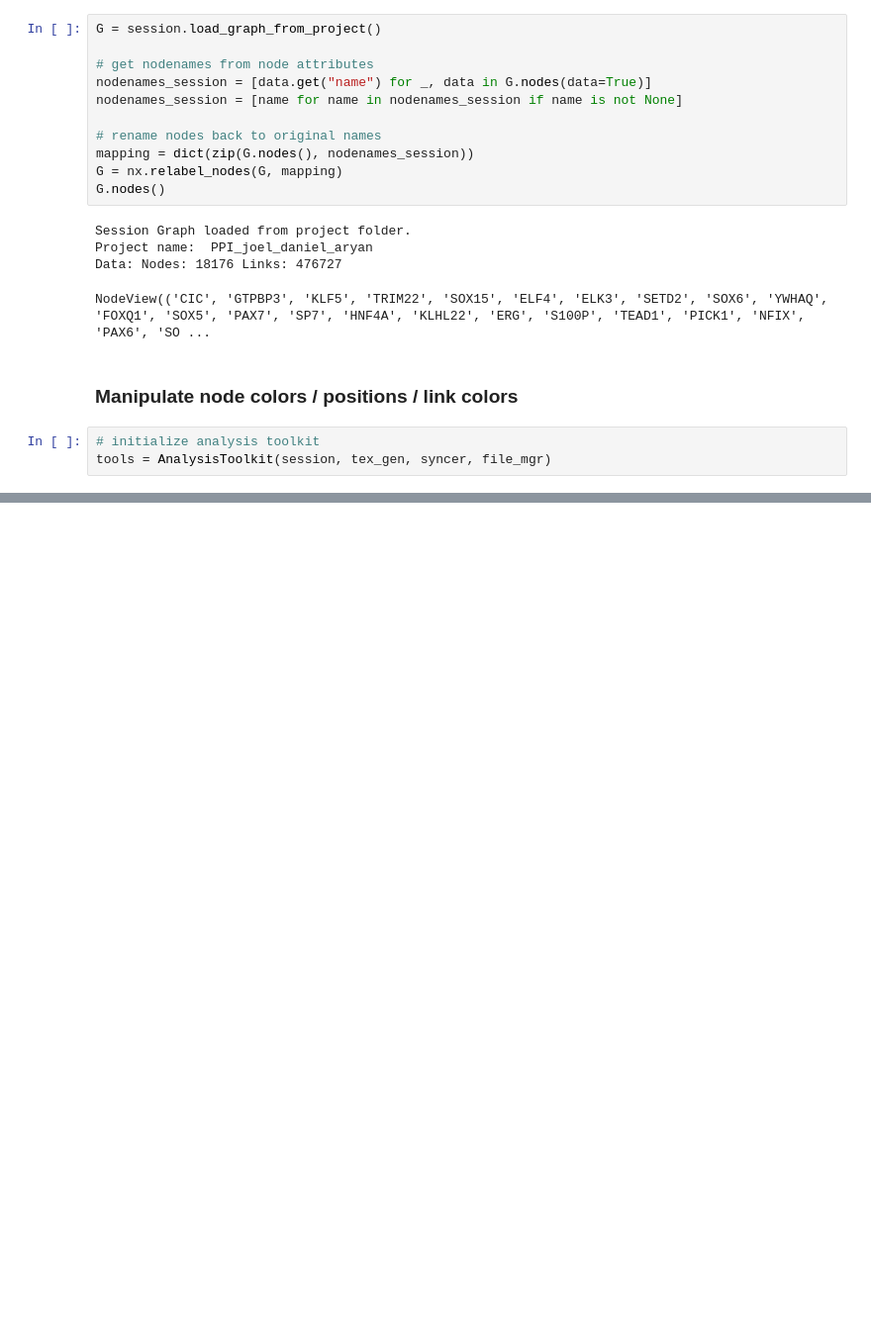
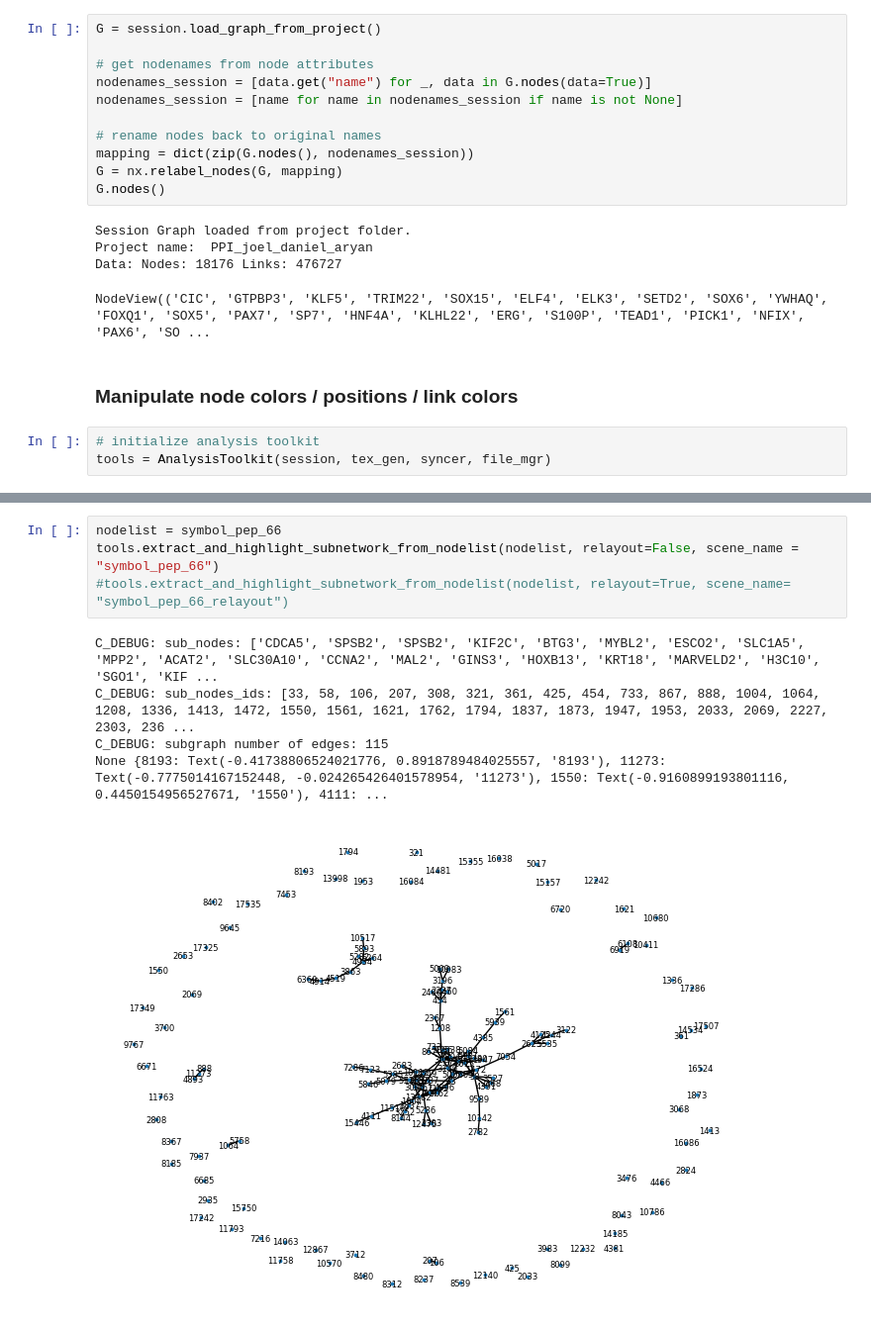
Before and after one commit to menchelab/DataDiVR_WebApp, a Jupyter notebook: _RealtimeCommunication_PPI_joeldanielaryan.ipynb, the cells around one changed output, grey strips where cells are left out. Shown at 99% size. Drawn from its saved outputs; the diff is of its cells as text; blank space fills up the shorter version.

```diff
--- a/_RealtimeCommunication_PPI_joeldanielaryan.ipynb
+++ b/_RealtimeCommunication_PPI_joeldanielaryan.ipynb
@@ -165,0 +227,10 @@ None
+# %%
+nodelist = symbol_pep_66
+tools.extract_and_highlight_subnetwork_from_nodelist(nodelist, relayout=False, scene_name = "symbol_pep_66")
+#tools.extract_and_highlight_subnetwork_from_nodelist(nodelist, relayout=True, scene_name= "symbol_pep_66_relayout")
+# %% [output]
+C_DEBUG: sub_nodes: ['CDCA5', 'SPSB2', 'SPSB2', 'KIF2C', 'BTG3', 'MYBL2', 'ESCO2', 'SLC1A5', 'MPP2', 'ACAT2', 'SLC30A10', 'CCNA2', 'MAL2', 'GINS3', 'HOXB13', 'KRT18', 'MARVELD2', 'H3C10', 'SGO1', 'KIF ...
+C_DEBUG: sub_nodes_ids: [33, 58, 106, 207, 308, 321, 361, 425, 454, 733, 867, 888, 1004, 1064, 1208, 1336, 1413, 1472, 1550, 1561, 1621, 1762, 1794, 1837, 1873, 1947, 1953, 2033, 2069, 2227, 2303, 236 ...
+C_DEBUG: subgraph number of edges: 115
+None {8193: Text(-0.41738806524021776, 0.8918789484025557, '8193'), 11273: Text(-0.7775014167152448, -0.024265426401578954, '11273'), 1550: Text(-0.9160899193801116, 0.4450154956527671, '1550'), 4111: ...
+[figure, added]
```
Also changed, not shown: parts of 19 cells of this notebook, 2 other files.
